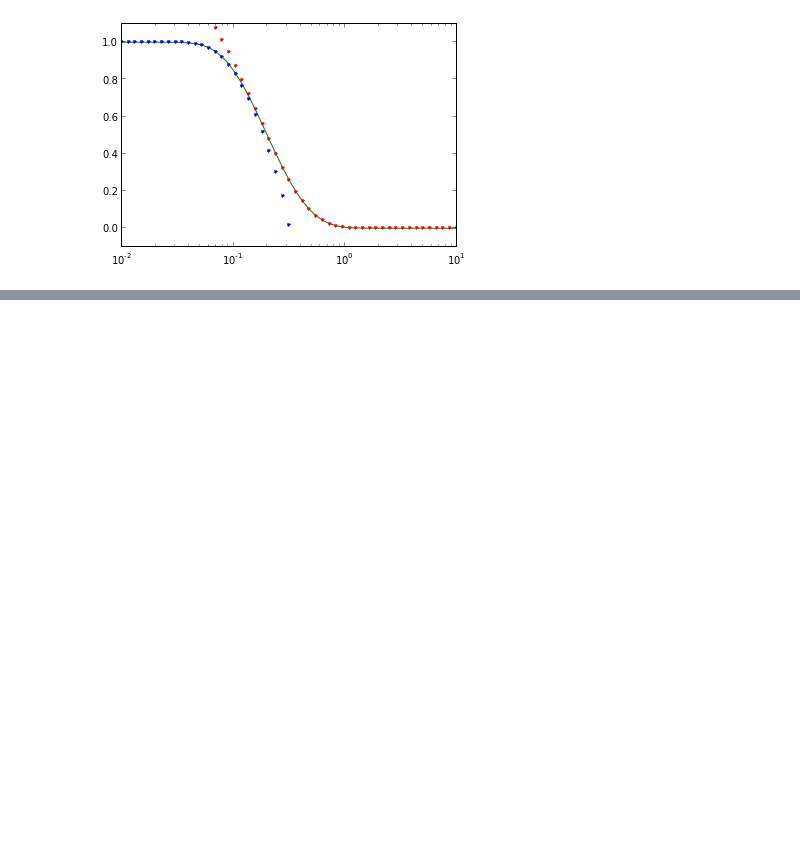
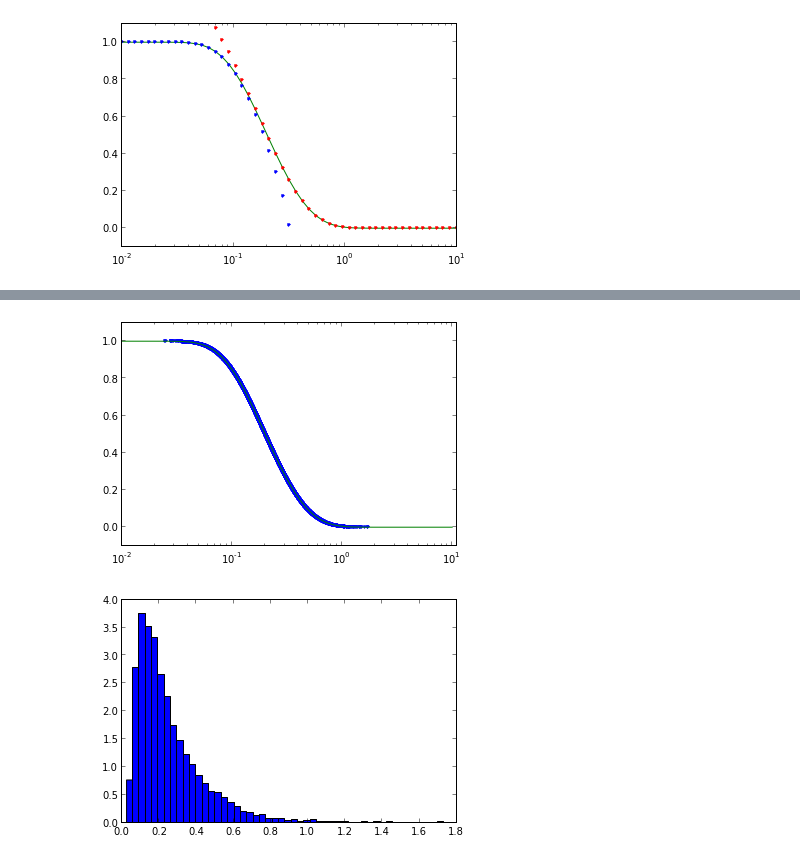
Before and after one commit to AndrewWalker/ipython-notebooks, a Jupyter notebook: disk_diffusion.ipynb, the cells around one changed output, grey strips where cells are left out. Saved outputs shown, nothing was run; the diff lists cells and outputs as text; code cells hidden in the pictures; blank space fills up the shorter version.

Commit message:
added disk diffusion numerical survival and monte carlo solution

```diff
--- a/disk_diffusion.ipynb
+++ b/disk_diffusion.ipynb
@@ -49,0 +55,45 @@ plt.gca().set_ylim(-0.1, 1.1)
+# %%
+def first_passage_time(kmax = 100, tmax=51):
+    # vectorised piecewise linear interpolation using
+    # an approximation of `kmax` terms in the survival function
+    # and a uniform grid in the time space
+    ts = numpy.logspace(-2.0,1.0, tmax)
+    ps = truncated_survival(kmax, ts)
+    ps = ps[::-1]
+    ts = ts[::-1]
+
+    def impl(newps):
+        # O( log[n] ) where n is the size of ps
+        # which is equal to tmax
+        high = numpy.searchsorted(ps, newps)
+        low  = high - 1
+        # start of each linear bracket
+        plow  = ps[low]
+        # end if each linear bracket
+        phigh = ps[high]
+        # gradient of each linear segment
+        ks = (newps - plow)/(phigh - plow)
+        # start of each time bracket
+        tlow  = ts[low]
+        # end of each time bracket
+        thigh = ts[high]
+        return ks *(thigh - tlow) + tlow
+    return impl
+
+f = first_passage_time(tmax =100)
+nps = numpy.random.uniform(low = 1e-20, high = 1.0 - 1e-12, size = 10000)
+nts = f(nps)
+
+plt.plot(nts,nps,'.')
+ts = numpy.logspace(-2.0,1.0, 51)
+ps = truncated_survival(kmax=100, ts=ts)
+plt.plot(ts, ps, 'g-');
+plt.gca().set_xscale('log');
+plt.gca().set_ylim(-0.1, 1.1);
+plt.gca().set_xlim(-0.1, 11.0);
+
+plt.figure();
+plt.hist(nts,bins=50, normed=True);
+# %% [output]
+[figure, added]
+[figure, added]
```
Also changed, not shown: parts of 4 cells of this notebook.
